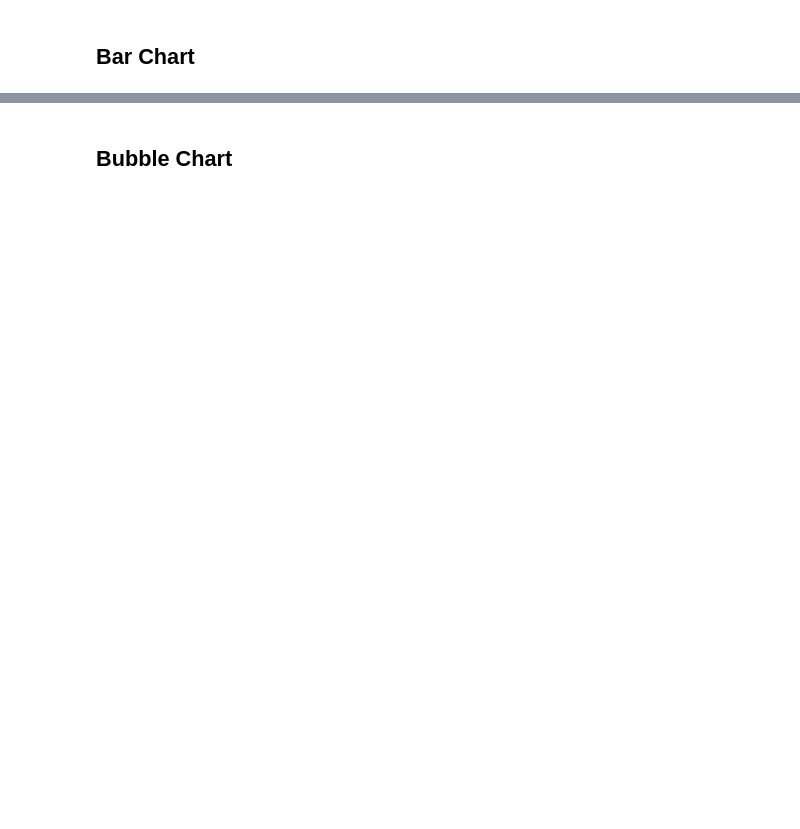
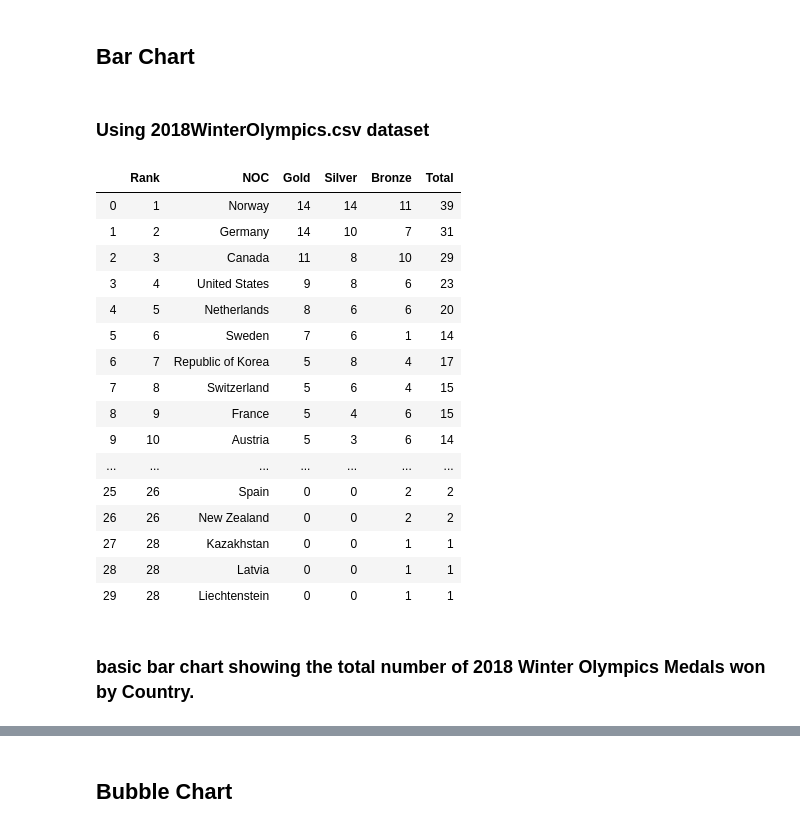
Before and after one commit to paiboon15721/clusterkit-dash-training, a Jupyter notebook: notebook/Plotly & Dash Overview.ipynb, the cells around one changed output, grey strips where cells are left out. Saved outputs shown, nothing was run; the diff lists cells and outputs as text; code cells hidden in the pictures; blank space fills up the shorter version.

```diff
--- a/notebook/Plotly & Dash Overview.ipynb
+++ b/notebook/Plotly & Dash Overview.ipynb
@@ -740,3 +741,28 @@ fig.show()
 [interactive output not drawn]
 # %% [markdown]
 ## Bar Chart
+# %% [markdown]
+### Using 2018WinterOlympics.csv dataset
+# %%
+df = pd.read_csv('https://raw.githubusercontent.com/paiboon15721/clusterkit-dash-training/master/dataset/2018WinterOlympics.csv')
+df
+# %% [output]
+|  | Rank | NOC | Gold | Silver | Bronze | Total |
+| 0 | 1 | Norway | 14 | 14 | 11 | 39 |
+| 1 | 2 | Germany | 14 | 10 | 7 | 31 |
+| 2 | 3 | Canada | 11 | 8 | 10 | 29 |
+| 3 | 4 | United States | 9 | 8 | 6 | 23 |
+| 4 | 5 | Netherlands | 8 | 6 | 6 | 20 |
+| 5 | 6 | Sweden | 7 | 6 | 1 | 14 |
+| 6 | 7 | Republic of Korea | 5 | 8 | 4 | 17 |
+| 7 | 8 | Switzerland | 5 | 6 | 4 | 15 |
+| 8 | 9 | France | 5 | 4 | 6 | 15 |
+| 9 | 10 | Austria | 5 | 3 | 6 | 14 |
+| ... | ... | ... | ... | ... | ... | ... |
+| 25 | 26 | Spain | 0 | 0 | 2 | 2 |
+| 26 | 26 | New Zealand | 0 | 0 | 2 | 2 |
+| 27 | 28 | Kazakhstan | 0 | 0 | 1 | 1 |
+| 28 | 28 | Latvia | 0 | 0 | 1 | 1 |
+| 29 | 28 | Liechtenstein | 0 | 0 | 1 | 1 |
+# %% [markdown]
+### basic bar chart showing the total number of 2018 Winter Olympics Medals won by Country.
```
Also changed, not shown: parts of 21 cells of this notebook.
